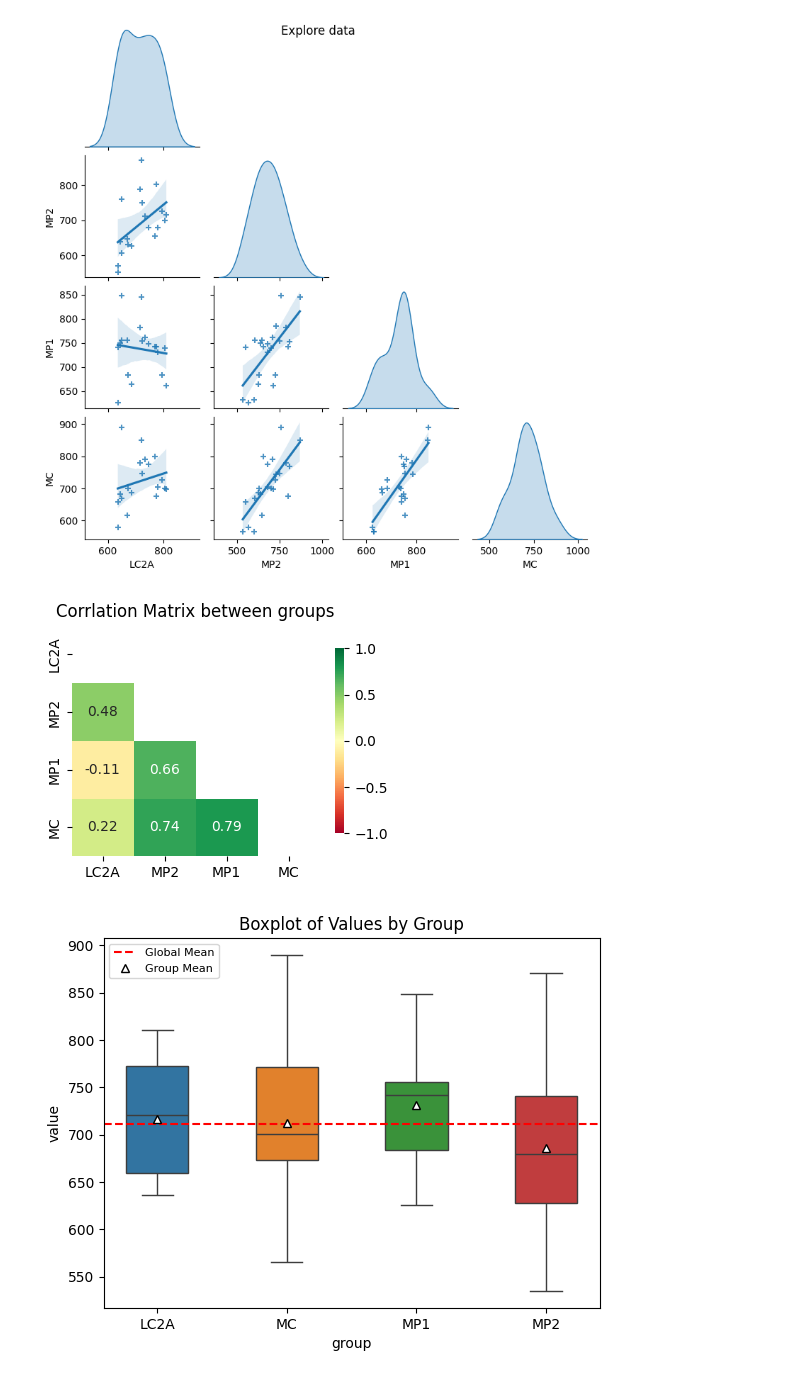
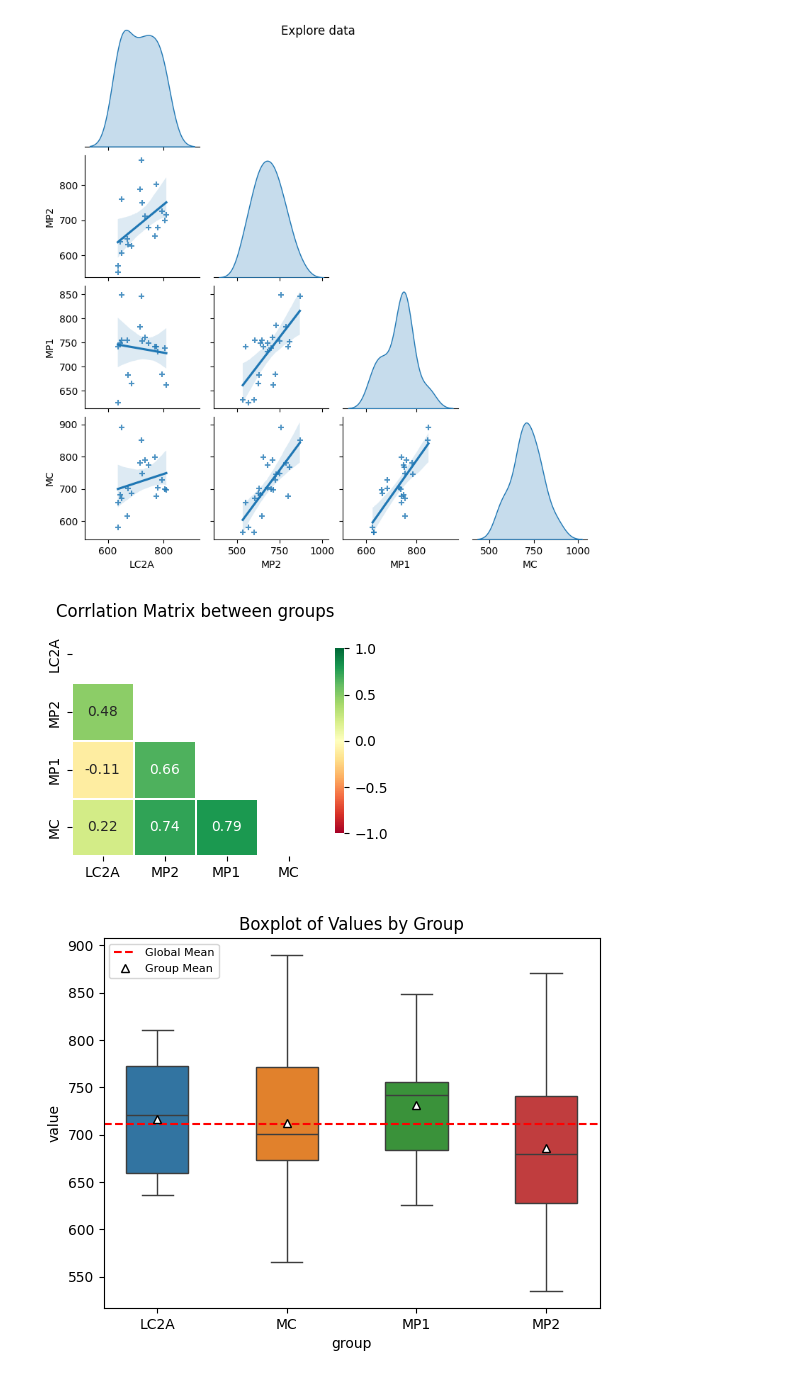
Before and after one commit to rammah83/Statistical_tasks, a Jupyter notebook: Anova.ipynb, the cells around one changed output. Saved outputs shown, nothing was run; the diff lists cells and outputs as text; code cells hidden in the pictures.

```diff
--- a/Anova.ipynb
+++ b/Anova.ipynb
@@ -85,16 +85,17 @@ plt.show()
 # %%
 # check dependency between groups
 corr_matrix = df.corr(numeric_only=True)
 # TODO
 upper_mask = np.triu(np.ones_like(corr_matrix, dtype=bool), k=0)
 plt.figure(figsize=[4,3])
 sns.heatmap(corr_matrix,
             mask=upper_mask,
+            linewidths=0.1,
             cbar_kws={'shrink':0.8},
             annot=True, vmax=1, vmin=-1, cmap='RdYlGn')
 plt.title("Corrlation Matrix between groups");
 # %% [output]
-[figure, old version]
+[figure, new version]
 # %%
 # plt.style.use("seaborn-v0_8-dark")
 sns.boxplot(
```
Also changed, not shown: parts of 6 cells of this notebook, 1 other file.
